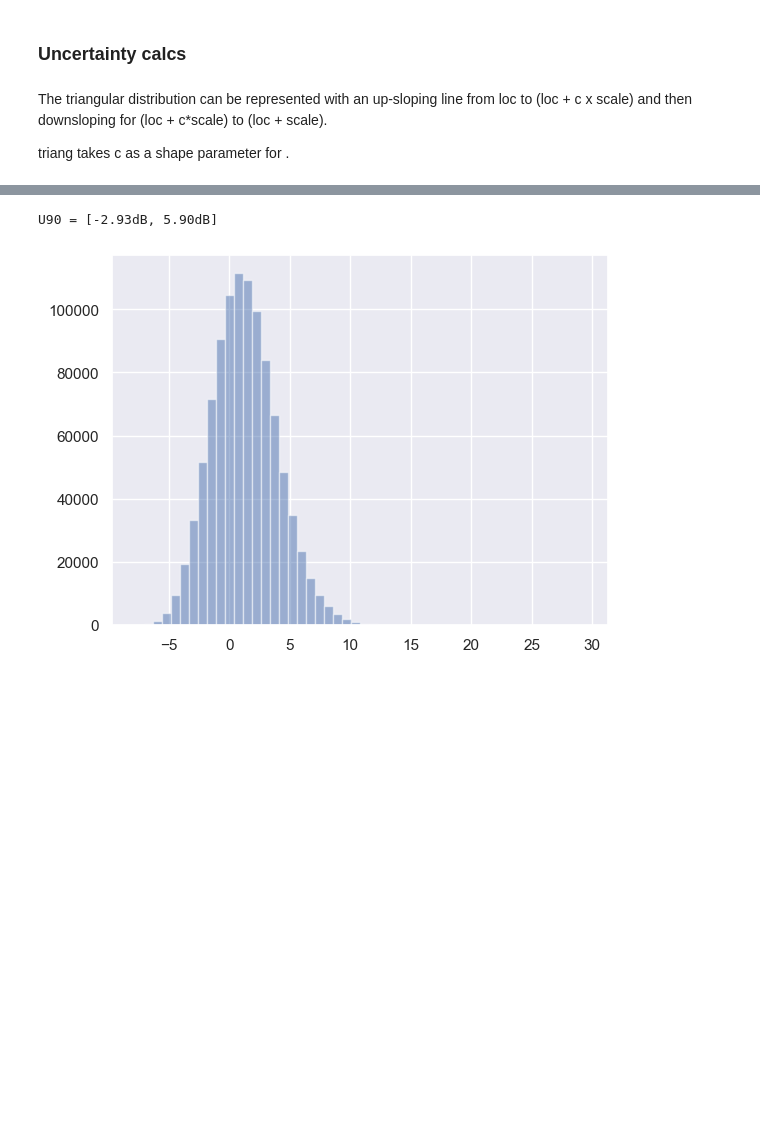
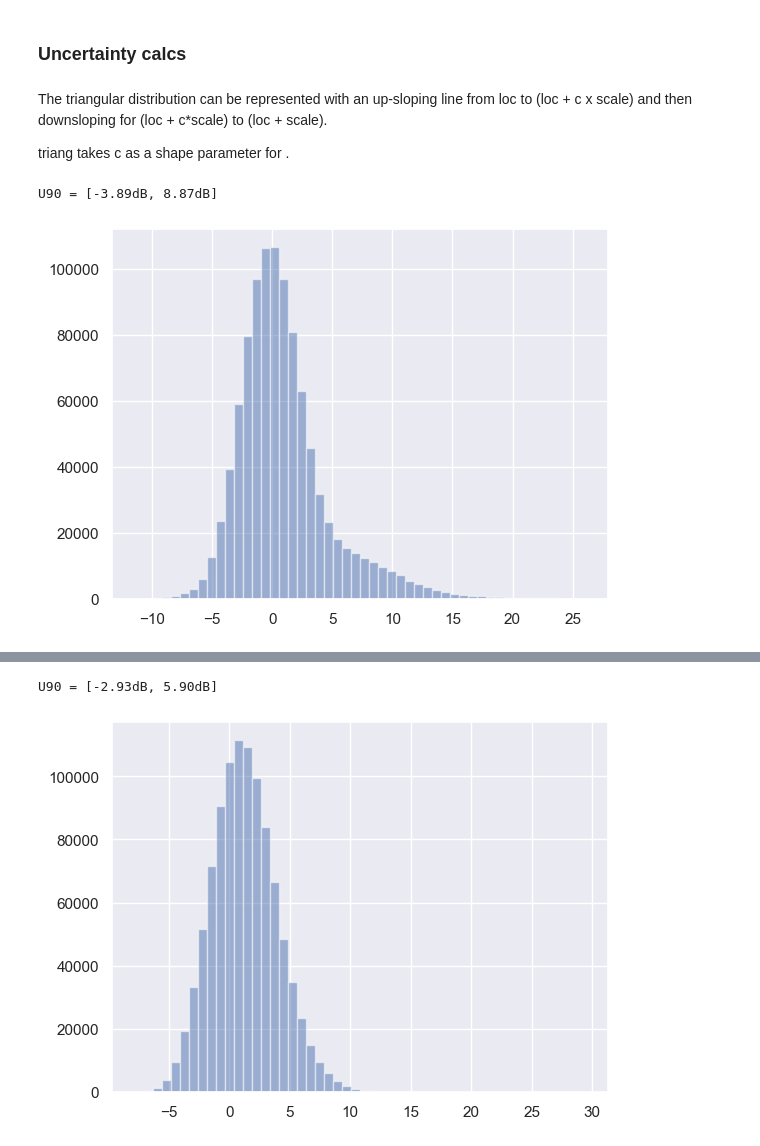
Before and after one commit to dreme/spatial-averaging-wg, a Jupyter notebook: notebooks/MBS_panel_trial2.ipynb, the cells around one changed output, grey strips where cells are left out. Saved outputs shown, nothing was run; the diff lists cells and outputs as text; code cells hidden in the pictures; blank space fills up the shorter version.

```diff
--- a/notebooks/MBS_panel_trial2.ipynb
+++ b/notebooks/MBS_panel_trial2.ipynb
@@ -1264,3 +1271,32 @@ R.hist(data='dBerr SE-1.6m-5 v SE-1.6m-17', f=f2, CI=90, bins=100)
 The triangular distribution can be represented with an up-sloping line from loc to (loc + c x scale) and then downsloping for (loc + c*scale) to (loc + scale).
 
 triang takes c as a shape parameter for .
+# %%
+# Import python modules
+import numpy as np
+from scipy.stats import trapz, t, triang, norm, uniform
+
+# Set no. of M-C trials to 1 million
+n = 1_000_000
+
+# Generate the random variate samples
+# for the input quantities, xi
+Ptx = norm.rvs(loc=0,scale=0.1,size=n)
+Lx = triang.rvs(c=0.5, loc=-1, scale=2, size=n)
+Fs = uniform.rvs(loc=-2,scale=4,size=n)
+G = uniform.rvs(loc=-1.5,scale=3,size=n)
+NFAC = uniform.rvs(loc=-2,scale=4,size=n)
+Nps = norm.rvs(loc=0,scale=1.835,size=n)
+Nps_data = R.S.loc[f_sa16near.mask,'dBerr SE v SE-1.6m-5-S13']
+Nps = np.random.choice(-Nps_data, size=n, replace=True)
+
+# Create the combined dB distribution
+# and calculate U95 percentiles
+SeqdB = Ptx + Lx + Fs + G + NFAC + Nps
+U95 = np.percentile(SeqdB, [2.5,97.5])
+U90 = np.percentile(SeqdB, [5,95])
+print(f"U90 = [{U90[0]:0.2f}dB, {U90[1]:0.2f}dB]")
+plt.hist(SeqdB,bins=50,alpha=0.5);
+# %% [output]
+U90 = [-3.89dB, 8.87dB]
+[figure, added]
```
Also changed, not shown: parts of 6 cells of this notebook, 2 other files.
